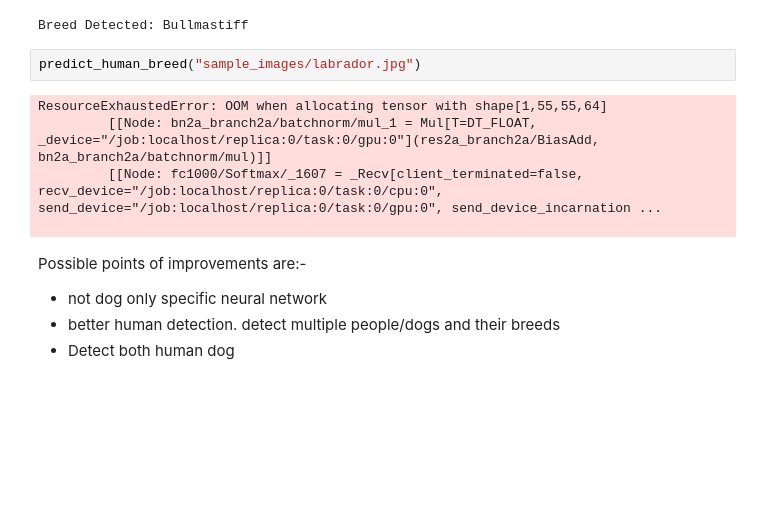
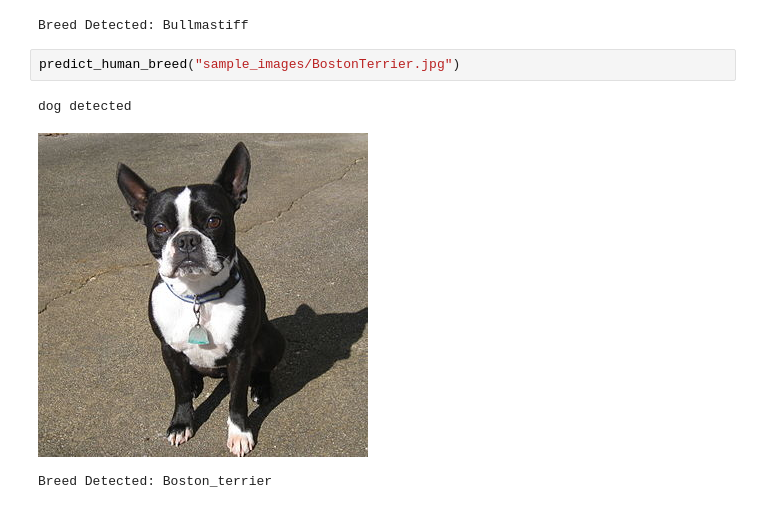
Before and after one commit to tagore15/AIND_T2_P5_DOG_BREED_CLASSIFIER, a Jupyter notebook: dog_app.ipynb, the cells around one changed output. Cells and saved outputs as stored; diff of their text form; blank space fills up the shorter version.

```diff
--- a/dog_app.ipynb
+++ b/dog_app.ipynb
@@ -793,14 +790,8 @@ dog detected
 [figure]
 Breed Detected: Bullmastiff
 # %%
-predict_human_breed("sample_images/labrador.jpg")
+predict_human_breed("sample_images/BostonTerrier.jpg")
 # %% [output]
-ResourceExhaustedError: OOM when allocating tensor with shape[1,55,55,64]
-         [[Node: bn2a_branch2a/batchnorm/mul_1 = Mul[T=DT_FLOAT, _device="/job:localhost/replica:0/task:0/gpu:0"](res2a_branch2a/BiasAdd, bn2a_branch2a/batchnorm/mul)]]
-         [[Node: fc1000/Softmax/_1607 = _Recv[client_terminated=false, recv_device="/job:localhost/replica:0/task:0/cpu:0", send_device="/job:localhost/replica:0/task:0/gpu:0", send_device_incarnation ...
-
+dog detected
+[figure, added]
+Breed Detected: Boston_terrier
-# %% [markdown]
-Possible points of improvements are:-
-* not dog only specific neural network
-* better human detection. detect multiple people/dogs and their breeds
-* Detect both human dog
```
Also changed, not shown: parts of 20 cells of this notebook, 2 other files.
